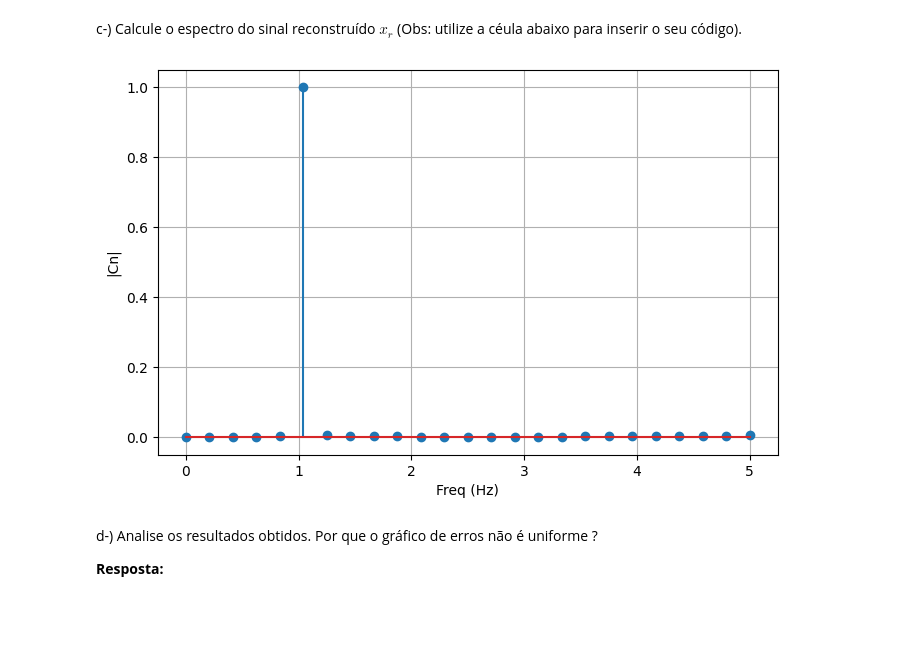
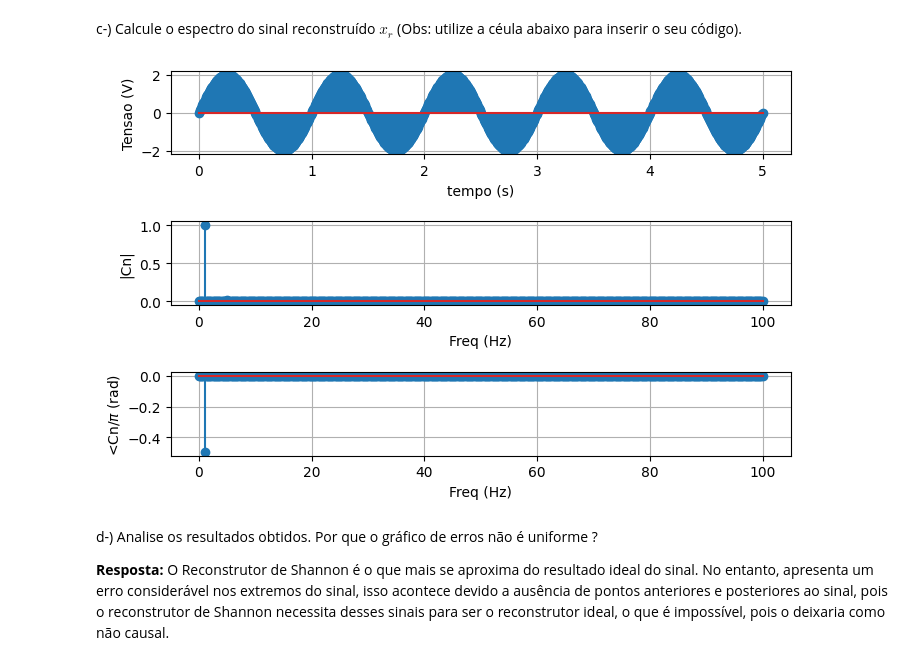
Before and after one commit to Cangiano00/Lab1controle2, a Jupyter notebook: PMR3409Lab1V2025.ipynb, the cells around one changed output. Drawn from its saved outputs; the diff is of its cells as text; code cells hidden in the pictures; blank space fills up the shorter version.

```diff
--- a/PMR3409Lab1V2025.ipynb
+++ b/PMR3409Lab1V2025.ipynb
@@ -734,39 +799,62 @@ plt.grid()
 c-) Calcule o espectro do sinal reconstruído $x_r$
 (Obs: utilize a céula abaixo para inserir o seu código).
 # %%
-# Espaco para calculo do espectro do sinal reconstruido
-
-#
 # Calculo do Espectro
 #
 Cn = fft(xrs)/N;           # Transformada de Fourier Discreta
 # print(Cn)
 # Modulo
-modCn = np.abs(Cn)
+modCn = np.abs(Cn);
+# Fase
+tol = 0.05               # parametro de tolerancia
+                         # filtro de componentes pequenas
+AngleCn = np.angle(Cn);
+# Elimina-se as componentes insignificantes
+# ou seja, componentes cujo modulo é
+# muito pequeno
+for k in range (0,N):
+  if modCn[k] < tol:
+     AngleCn[k]=0.0
 #
 # Escala de frequencias para o
 # grafico do espectro do sinal
 # Note que a  escala vai de 0 ate a metade
 # da taxa de amostragem.
 # A outra metade e' sempre simetrica a primeira.
 # Verifique o arquivo TutorialFFT.html
-fm = np.linspace(0.0, 1.0/(2.0*Ts), Ns//2)
+fm = np.linspace(0.0, 1.0/(2.0*T), N//2)
 #
 # Utilizacao de subplots
 # Utiliza-se graficos do tipo "stem"
 # mais adequados para o espectro
-# plt.figure(1)
+#plt.figure(1)
 plt.figure(figsize=(8,5))
-plt.stem(fm, modCn[0:Ns//2]) # Espectro - grafico do modulo
+plt.subplots_adjust(hspace=0.8)
+plt.subplot(311)
+plt.stem(t,x)
+plt.xlabel('tempo (s)')
+plt.ylabel('Tensao (V)')
+plt.grid()
+plt.subplot(312)
+plt.stem(fm, modCn[0:N//2])
 plt.xlabel('Freq (Hz)')
 plt.ylabel('|Cn|')
 plt.grid()
+plt.subplot(313)
+# A Fase é dividida por pi
+# Dessa forma a escala se refere a multiplos do angulo pi
+#plt.stem(fm,AngleCn[0:N//2]/np.pi,use_line_collection=True)
+plt.stem(fm,AngleCn[0:N//2]/np.pi)
+plt.xlabel('Freq (Hz)')
+plt.ylabel('<Cn/$\pi$ (rad)')
+plt.grid()
+plt.show()
 # %% [output]
-[figure, old version]
+[figure, new version]
 # %% [markdown]
 d-) Analise os resultados obtidos. Por que o gráfico de erros não é uniforme ?
 
-**Resposta:**
+**Resposta:** O Reconstrutor de Shannon é o que mais se aproxima do resultado ideal do sinal. No entanto, apresenta um erro considerável nos extremos do sinal, isso acontece devido a ausência de pontos anteriores e posteriores ao sinal, pois o reconstrutor de Shannon necessita desses sinais para ser o reconstrutor ideal, o que é impossível, pois o deixaria como não causal.
 # %% [markdown]
 ## 5. Discussões
 
```
Also changed, not shown: parts of 11 cells of this notebook, 1 other file.
